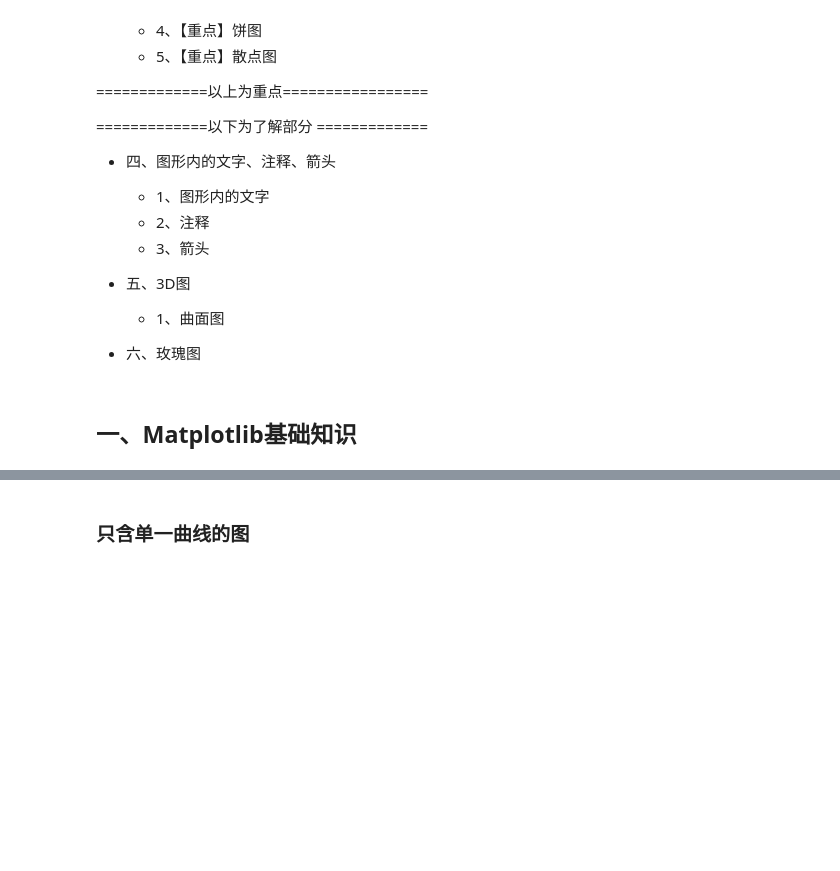
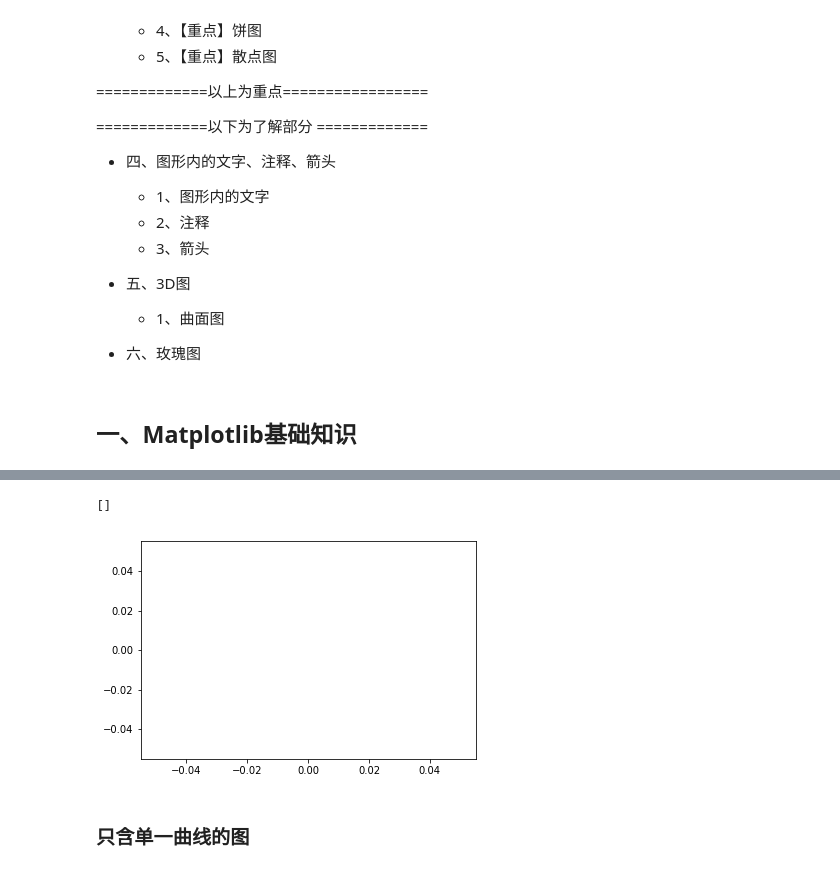
Before and after one commit to disenQF/05data, a Jupyter notebook: day07/matplotlib.ipynb, the cells around one changed output, grey strips where cells are left out. Saved outputs shown, nothing was run; the diff lists cells and outputs as text; code cells hidden in the pictures; blank space fills up the shorter version.

```diff
--- a/day07/matplotlib.ipynb
+++ b/day07/matplotlib.ipynb
@@ -63,6 +63,11 @@ Matplotlib中的基本图表包括的元素
 呈现所有的坐标系
 
 ![](matplotlib图像组成.PNG)
+# %%
+plt.plot()
+# %% [output]
+[]
+[figure, added]
 # %% [markdown]
 ### 只含单一曲线的图
 # %% [markdown]
```
Also changed, not shown: parts of 29 cells of this notebook, 3 other files.
